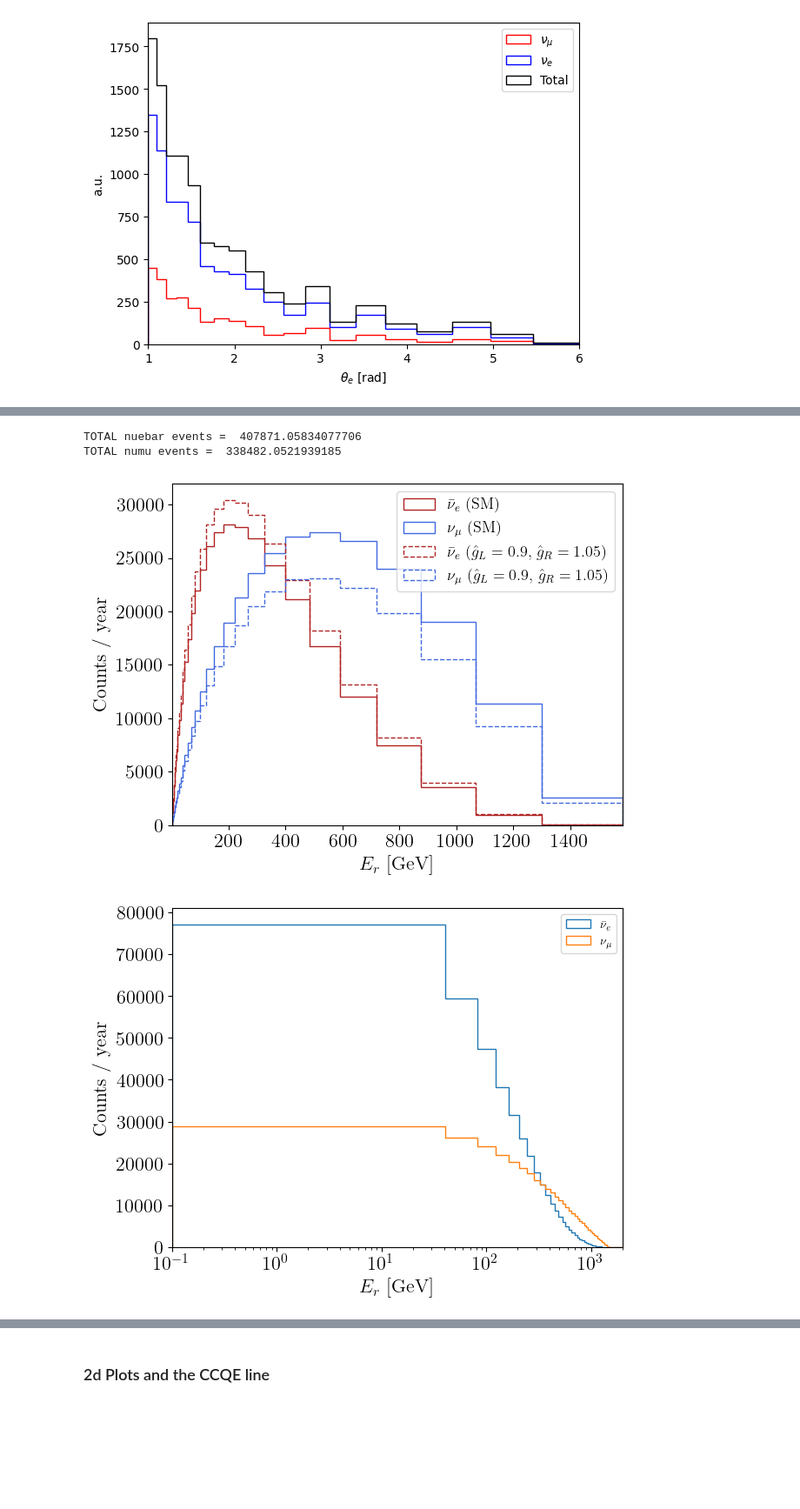
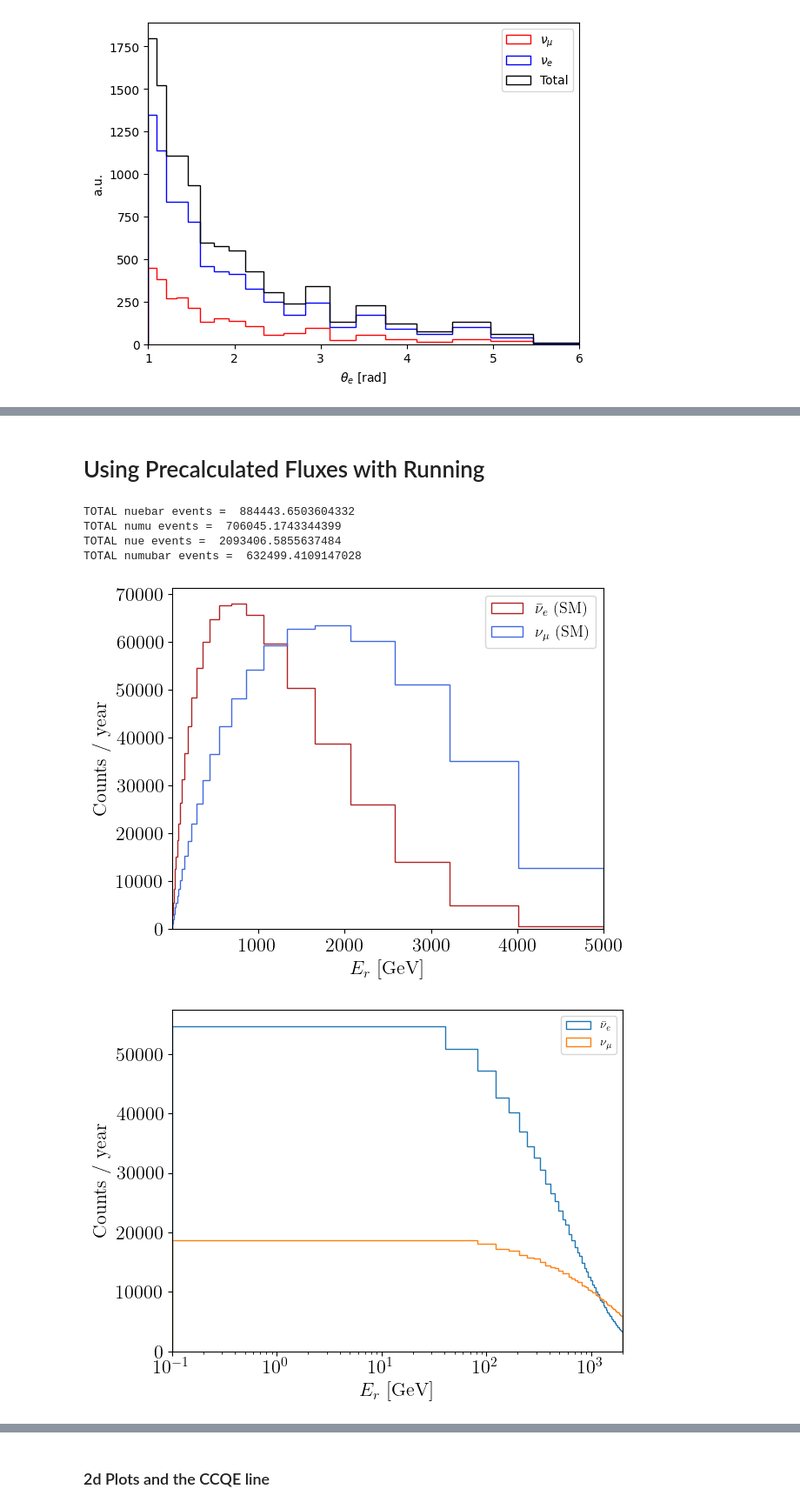
Before and after one commit to athompson-git/MuonColliderNeutrinos, a Jupyter notebook: electron_scattering_analysis.ipynb, the cells around one changed output, grey strips where cells are left out. Shown: that part at 87% size. Cells and saved outputs as stored; diff of their text form; code cells hidden in the pictures; blank space fills up the shorter version.

```diff
--- a/electron_scattering_analysis.ipynb
+++ b/electron_scattering_analysis.ipynb
@@ -118,18 +108,2 @@ eves_gen_numu = EvESFromNeutrinoFlux(nu_flux=precalc_numu_flux, flavor="mu", det
-# %%
-eves_gen_nuebar.simulate_eves_rectangle_rule(n_samples=500)
-eves_gen_numu.simulate_eves_rectangle_rule(n_samples=500)
-
-print("TOTAL nuebar events = ", np.sum(eves_gen_nuebar.el_weights))
-print("TOTAL numu events = ", np.sum(eves_gen_numu.el_weights))
-
-nuebar_energies, nuebar_thetas, nuebar_phis, nuebar_wgts = eves_gen_nuebar.get_energy_theta_phi_wgt_arrays()
-numu_energies, numu_thetas, numu_phis, numu_wgts = eves_gen_numu.get_energy_theta_phi_wgt_arrays()
-
-eves_gen_nuebar.simulate_eves_rectangle_rule(n_samples=500, gL_mod=0.9, gR_mod=1.05)
-eves_gen_numu.simulate_eves_rectangle_rule(n_samples=500, gL_mod=0.9, gR_mod=1.05)
-
-nuebar_energies_2, nuebar_thetas_2, nuebar_phis_2, nuebar_wgts_2 = eves_gen_nuebar.get_energy_theta_phi_wgt_arrays()
-numu_energies_2, numu_thetas_2, numu_phis_2, numu_wgts_2 = eves_gen_numu.get_energy_theta_phi_wgt_arrays()
-# %% [output]
-TOTAL nuebar events =  407871.05834077706
-TOTAL numu events =  338482.0521939185
+# %% [markdown]
+# Using Precalculated Fluxes with Running
@@ -136,49 +120,75 @@ TOTAL numu events =  338482.0521939185
+# %%
+# sqrt(s) = 10 TeV - WITH RUNNING
+N_SAMPLES = 500
+
+eves_gen_nuebar_10TeV_running = EvESFromNeutrinoFlux(nu_flux=nue_flux_10TeV, flavor="ebar", detector_material=Material("Ar"),
+                                    detector_length=10.0, ssw_running=True, energy_only_flux=True)
+eves_gen_numu_10TeV_running = EvESFromNeutrinoFlux(nu_flux=numu_flux_10TeV, flavor="mu", detector_material=Material("Ar"),
+                                    detector_length=10.0, ssw_running=True, energy_only_flux=True)
+eves_gen_nuebar_10TeV_running.simulate_eves_rectangle_rule(n_samples=N_SAMPLES)
+eves_gen_numu_10TeV_running.simulate_eves_rectangle_rule(n_samples=N_SAMPLES)
+nuebar_energies_10TeV_running, nuebar_theta_10TeV_running, _, nuebar_wgts_10TeV_running = eves_gen_nuebar_10TeV_running.get_energy_theta_phi_wgt_arrays()
+numu_energies_10TeV_running, numu_theta_10TeV_running, _, numu_wgts_10TeV_running = eves_gen_numu_10TeV_running.get_energy_theta_phi_wgt_arrays()
+
+eves_gen_nue_10TeV_running = EvESFromNeutrinoFlux(nu_flux=nue_flux_10TeV, flavor="e", detector_material=Material("Ar"),
+                                    detector_length=10.0, ssw_running=True, energy_only_flux=True)
+eves_gen_numubar_10TeV_running = EvESFromNeutrinoFlux(nu_flux=numu_flux_10TeV, flavor="mubar", detector_material=Material("Ar"),
+                                    detector_length=10.0, ssw_running=True, energy_only_flux=True)
+eves_gen_nue_10TeV_running.simulate_eves_rectangle_rule(n_samples=N_SAMPLES)
+eves_gen_numubar_10TeV_running.simulate_eves_rectangle_rule(n_samples=N_SAMPLES)
+nue_energies_10TeV_running, nue_theta_10TeV_running, _, nue_wgts_10TeV_running = eves_gen_nue_10TeV_running.get_energy_theta_phi_wgt_arrays()
+numubar_energies_10TeV_running, numubar_theta_10TeV_running, _, numubar_wgts_10TeV_running = eves_gen_numubar_10TeV_running.get_energy_theta_phi_wgt_arrays()
+# %%
+print("TOTAL nuebar events = ", np.sum(nuebar_wgts_10TeV_running))
+print("TOTAL numu events = ", np.sum(numu_wgts_10TeV_running))
+print("TOTAL nue events = ", np.sum(nue_wgts_10TeV_running))
+print("TOTAL numubar events = ", np.sum(numubar_wgts_10TeV_running))
+# %% [output]
+TOTAL nuebar events =  884443.6503604332
+TOTAL numu events =  706045.1743344399
+TOTAL nue events =  2093406.5855637484
+TOTAL numubar events =  632499.4109147028
 # %%
-er_bins = np.logspace(-1, 3.2, 50)  # GeV
+er_bins = np.logspace(-1, np.log10(5000), 50)  # GeV
 
-plt.hist(1e-3*nuebar_energies, weights=nuebar_wgts, bins=er_bins, histtype='step',
+plt.hist(1e-3*nuebar_energies_10TeV_running, weights=nuebar_wgts_10TeV_running, bins=er_bins, histtype='step',
          label=r"$\bar{\nu}_e$ (SM)", color='firebrick')
-plt.hist(1e-3*numu_energies, weights=numu_wgts, bins=er_bins, histtype='step',
+plt.hist(1e-3*numu_energies_10TeV_running, weights=numu_wgts_10TeV_running, bins=er_bins, histtype='step',
          label=r"$\nu_\mu$ (SM)", color='royalblue')
-
-plt.hist(1e-3*nuebar_energies_2, weights=nuebar_wgts_2, bins=er_bins, histtype='step',
-         label=r"$\bar{\nu}_e$ ($\hat{g}_L = 0.9$, $\hat{g}_R = 1.05$)", color='firebrick', ls='dashed')
-plt.hist(1e-3*numu_energies_2, weights=numu_wgts_2, bins=er_bins, histtype='step',
-         label=r"$\nu_\mu$ ($\hat{g}_L = 0.9$, $\hat{g}_R = 1.05$)", color='royalblue', ls='dashed')
 
 plt.legend(fontsize=13)
 plt.xlabel(r"$E_r$ [GeV]", fontsize=16)
 plt.ylabel("Counts / year", fontsize=16)
 plt.yticks(fontsize=16)
 plt.xticks(fontsize=16)
 plt.xlim((er_bins[0], er_bins[-1]))
 plt.tight_layout()
 plt.savefig("plots/mu_minus_decay_EvES_energy_spectrum.pdf")
 plt.show()
 
 er_bins = np.linspace(1e-1, 2e3, 50)
-plt.hist(1e-3*nuebar_energies, weights=nuebar_wgts, bins=er_bins, histtype='step', label=r"$\bar{\nu}_e$")
-plt.hist(1e-3*numu_energies, weights=numu_wgts, bins=er_bins, histtype='step', label=r"$\nu_\mu$")
+plt.hist(1e-3*nuebar_energies_10TeV_running, weights=nuebar_wgts_10TeV_running, bins=er_bins, histtype='step', label=r"$\bar{\nu}_e$")
+plt.hist(1e-3*numu_energies_10TeV_running, weights=numu_wgts_10TeV_running, bins=er_bins, histtype='step', label=r"$\nu_\mu$")
 plt.xscale('log')
 plt.xlabel(r"$E_r$ [GeV]", fontsize=16)
 plt.ylabel("Counts / year", fontsize=16)
 plt.yticks(fontsize=16)
 plt.xticks(fontsize=16)
 plt.xlim((er_bins[0], er_bins[-1]))
 plt.legend()
 plt.tight_layout()
 plt.show()
 
-plt.hist(1e-3*nuebar_energies, weights=nuebar_wgts, bins=er_bins, histtype='step', label=r"$\bar{\nu}_e$")
-plt.hist(1e-3*numu_energies, weights=numu_wgts, bins=er_bins, histtype='step', label=r"$\nu_\mu$")
+plt.hist(1e-3*nuebar_energies_10TeV_running, weights=nuebar_wgts_10TeV_running, bins=er_bins, histtype='step', label=r"$\bar{\nu}_e$")
+plt.hist(1e-3*numu_energies_10TeV_running, weights=numu_wgts_10TeV_running, bins=er_bins, histtype='step', label=r"$\nu_\mu$")
 plt.xlabel(r"$E_r$ [GeV]", fontsize=16)
 plt.ylabel("Counts / year", fontsize=16)
 plt.yticks(fontsize=16)
 plt.xticks(fontsize=16)
 plt.xlim((er_bins[0], er_bins[-1]))
 plt.legend()
 plt.tight_layout()
 plt.show()
 # %% [output]
-[figure, old version]
+[figure, new version]
-[figure, old version]
+[figure, new version]
```
Also changed, not shown: parts of 32 cells of this notebook, 13 other files.
